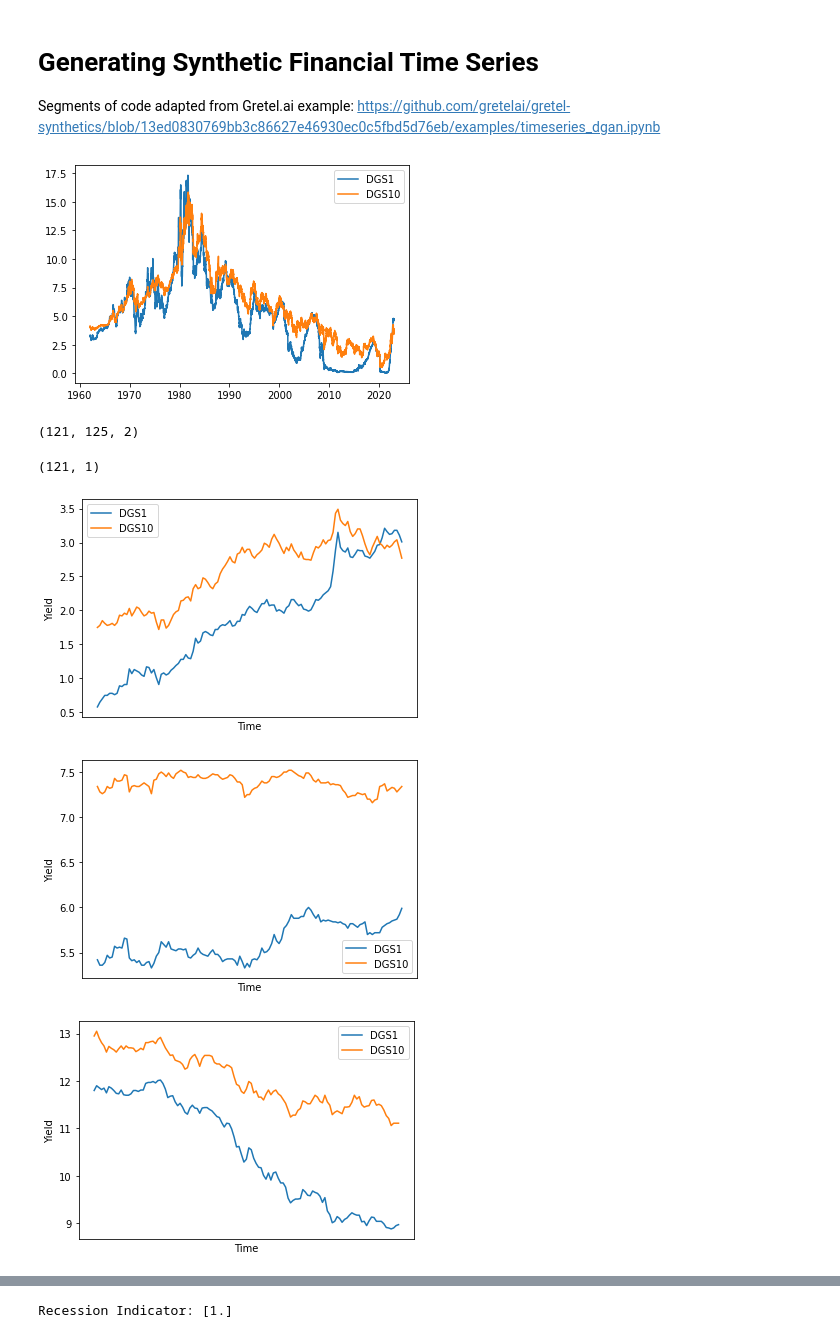
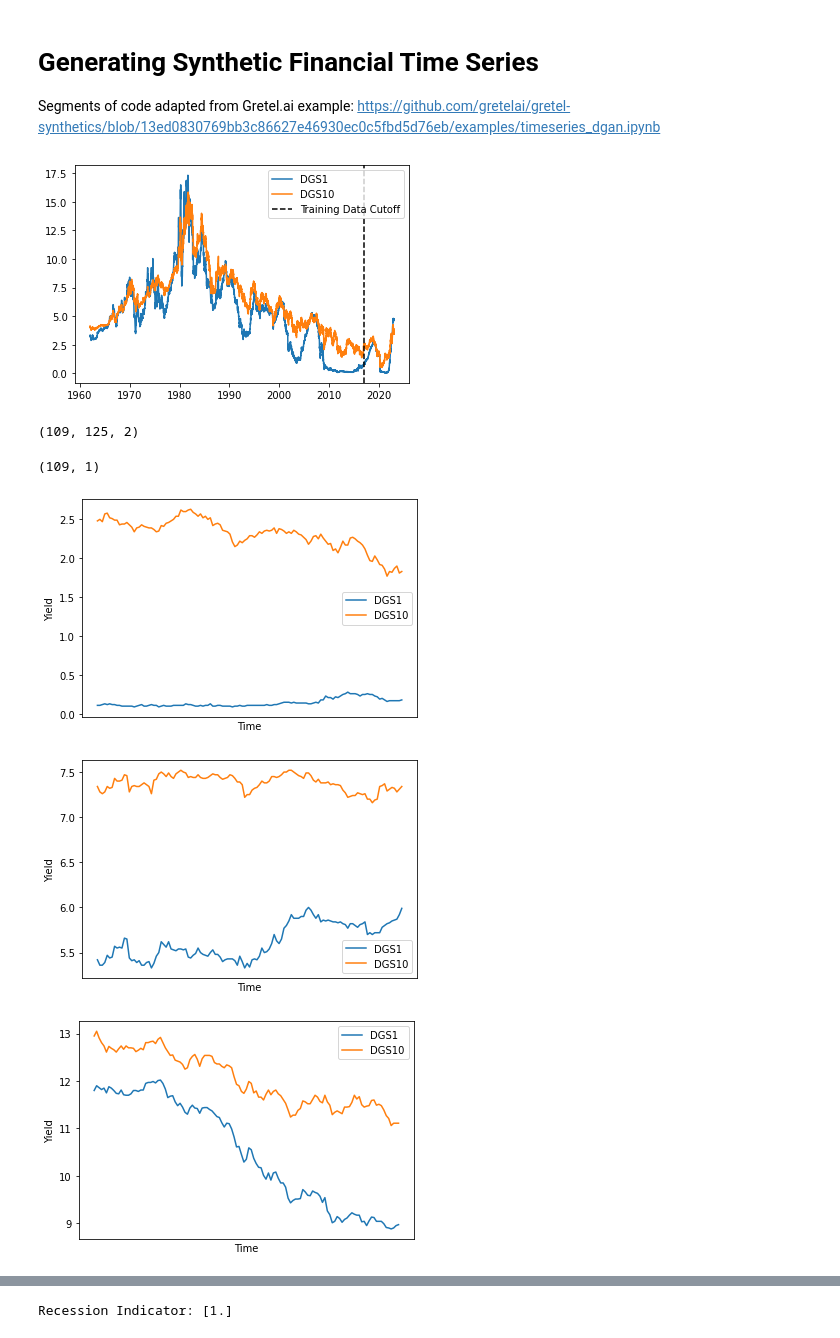
Before and after one commit to sdannels/synthetic_time_series_forecasting, a Jupyter notebook: DGAN_generation.ipynb, the cells around one changed output, grey strips where cells are left out. Cells and saved outputs as stored; diff of their text form; code cells hidden in the pictures.

Commit message:
Removed data generation and added comments

```diff
--- a/DGAN_generation.ipynb
+++ b/DGAN_generation.ipynb
@@ -34,31 +21,46 @@ df = df.dropna()
+# %%
+# DoppelGANger requires multiple samples, so split up full series into samples with length equal to samp_size
+samp_size = 125
+# set last date for training data
+last_train_date = '12-31-2016'
+# %%
+# get raw data from Fred (pulled in a different notebook outside of repository, requires API key)
+# note: column names are FRED codes
+df = pd.read_csv("/content/drive/MyDrive/Synthetic_data/fred_data_raw",
+                 index_col = 0, parse_dates = True)
+
+# list of variables that are in Fred DataFrame
+var_names = list(df.columns)
+
+# create fixed attributes
+# label what example number each row will be assigned to
+df['example_num'] = np.divmod(np.arange(len(df)),samp_size)[0]+1
+# indicator for whether or not recession occurred in that example
+recess_indic = df.groupby('example_num').max('USRECD')['USRECD']
+df = df.drop(columns = ['example_num'])
+
+# split up training data
+train_df = df[df.index <= last_train_date]
 # %%
 # plot data
 for c in var_names[0:2]:
     plt.plot(df.index, df[c], label=c)
+plt.axvline(dt.datetime.strptime(last_train_date, '%m-%d-%Y'),
+            label = 'Training Data Cutoff', color = 'black', linestyle = 'dashed')
 plt.legend()
 plt.show()
 # %% [output]
-[figure, old version]
+[figure, new version]
 # %%
-# DoppelGANger requires multiple samples, so split up full series into samples with length equal to samp_size
-samp_size = 125
-
-# create fixed attributes
-# label what example number each row will be assigned to
-df['example_num'] = np.divmod(np.arange(len(df)),samp_size)[0]+1
-# indicator for whether or not recession occurred in that example
-recess_indic = df.groupby('example_num').max('USRECD')['USRECD']
-df = df.drop(columns = ['example_num'])
-
 # split time-series into many samples of size = samp_size and create array of features
 # drop all fixed attributes from data
-features = df.drop(columns=['USRECD']).to_numpy()
+features = train_df.drop(columns=['USRECD']).to_numpy()
 n = features.shape[0] // samp_size
 features = features[:(n*samp_size),:].reshape(-1, samp_size, features.shape[1])
 # shape of features array is (# examples, # time points, # features)
 print(features.shape)
 # %% [output]
-(121, 125, 2)
+(109, 125, 2)
 # %%
 # NEED FIXED ATTRIBUTES (should not vary within each sample)
 # create array of fixed attributes
@@ -68,26 +70,26 @@ attributes = attributes[:features.shape[0]]
 attributes = attributes.reshape(attributes.shape[0], 1)
 print(attributes.shape)
 # %% [output]
-(121, 1)
+(109, 1)
 # %%
 # display a few of the training samples
 xaxis_days = np.array(range(1,samp_size+1))
 
 def plot_day(f):
     for i, c in enumerate(var_names[0:2]):
         plt.plot(xaxis_days, f[:,i], label=c)
     ax = plt.gca()
     ax.xaxis.set_major_locator(md.HourLocator(byhour=range(2,24,3)))
     ax.xaxis.set_major_formatter(md.DateFormatter("%H:%M"))
     plt.legend()
     plt.xlabel("Time")
     plt.ylabel("Yield")
     plt.show()
 
-plot_day(features[120,:,:])
+plot_day(features[105,:,:])
 plot_day(features[30,:,:])
 plot_day(features[45,:,:])
 # %% [output]
-[figure, old version]
+[figure, new version]
 [figure]
 [figure]
```
Also changed, not shown: parts of 17 cells of this notebook.
